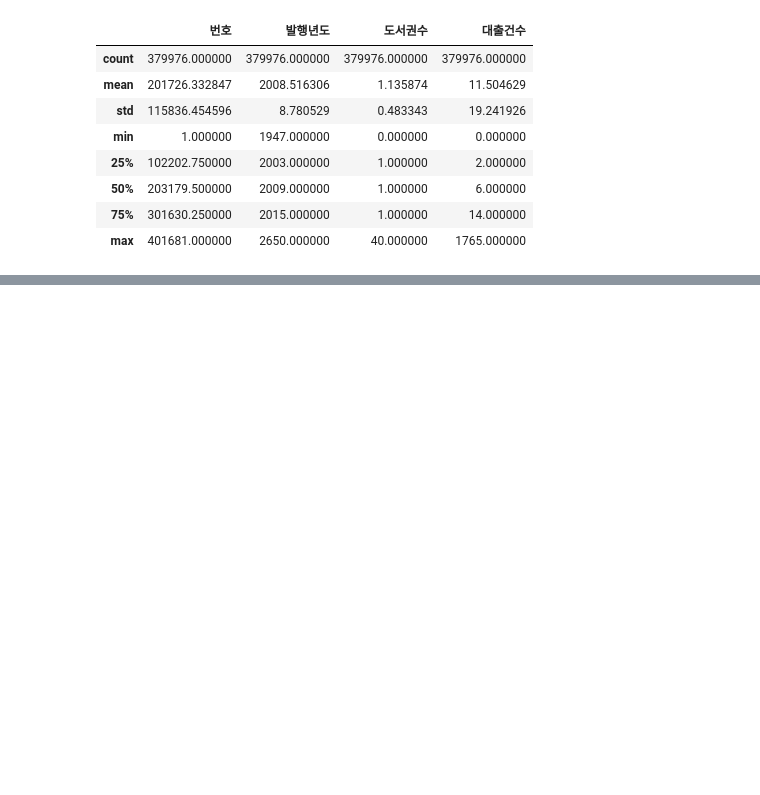
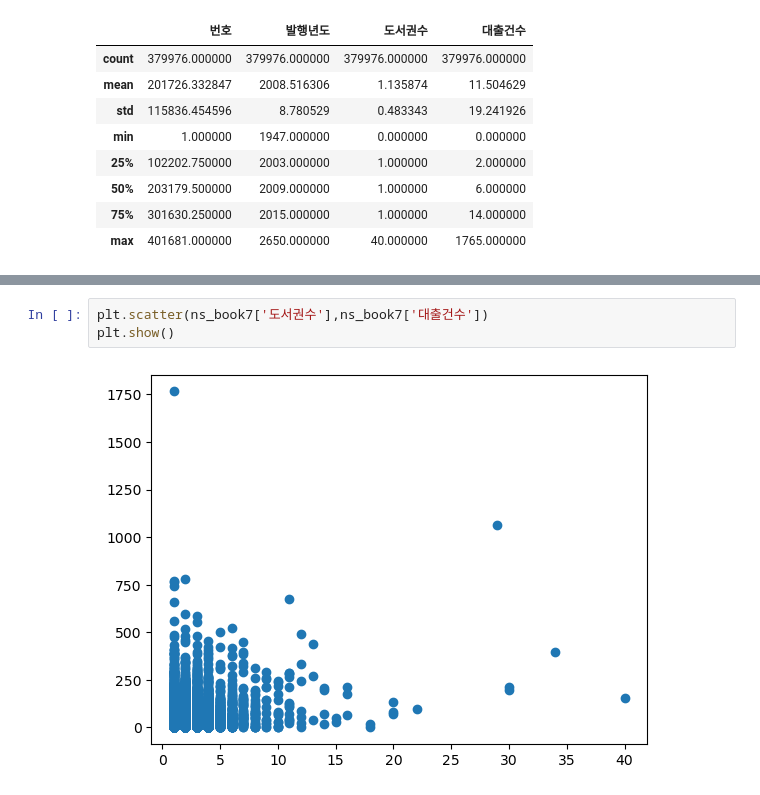
Before and after one commit to yoon0718/kepco, a Jupyter notebook: 09.13_data_summary.ipynb, the cells around one changed output, grey strips where cells are left out. Saved outputs shown, nothing was run; the diff lists cells and outputs as text; blank space fills up the shorter version.

```diff
--- a/09.13_data_summary.ipynb
+++ b/09.13_data_summary.ipynb
@@ -32,0 +155,5 @@ ns_book6.describe()
+# %%
+plt.scatter(ns_book7['도서권수'],ns_book7['대출건수'])
+plt.show()
+# %% [output]
+[figure, added]
```
Also changed, not shown: parts of 37 cells of this notebook.
